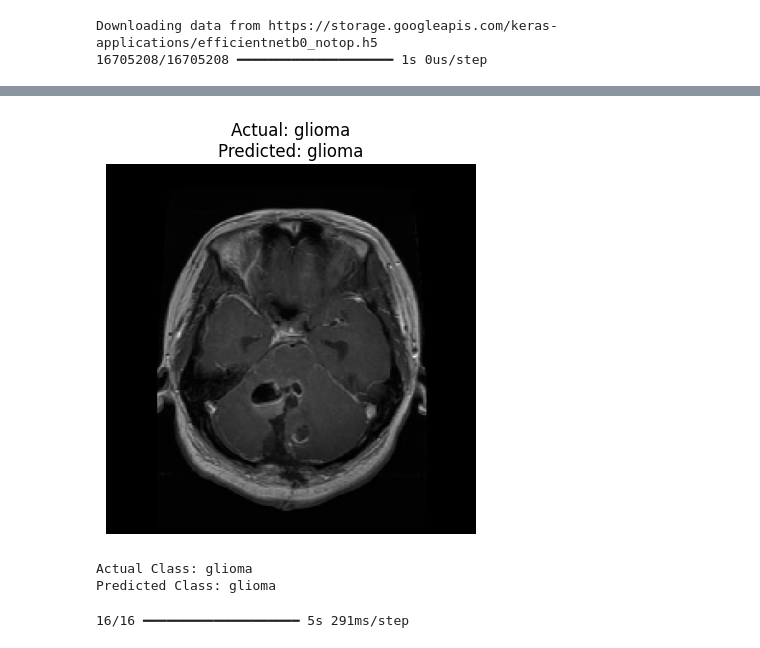
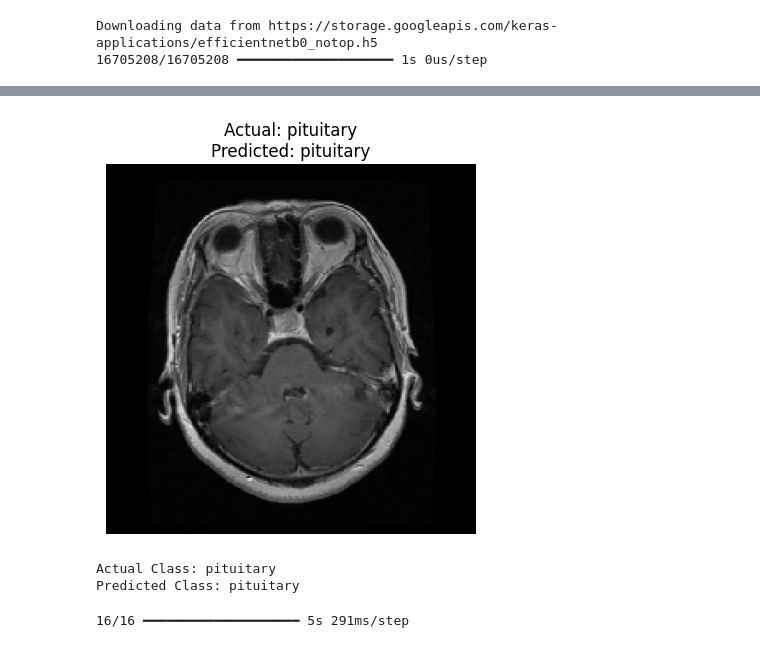
Before and after one commit to fidhaaysha/Brain-tumor-MRI-Image-classification, a Jupyter notebook: BRAIN_TUMOR_MRI_IMAGE_CLASSIFICATION.ipynb, the cells around one changed output, grey strips where cells are left out. Cells and saved outputs as stored; diff of their text form; code cells hidden in the pictures.

```diff
--- a/BRAIN_TUMOR_MRI_IMAGE_CLASSIFICATION.ipynb
+++ b/BRAIN_TUMOR_MRI_IMAGE_CLASSIFICATION.ipynb
@@ -588,9 +588,9 @@ optimized_cnn_model.save('/content/optimized_cnn_model.keras')
 # %%
 optimized_cnn_model = load_model('optimized_cnn_model.keras')
 # %%
-img_path = '/content/test_subset/glioma/Te-gl_0020.jpg'
+#optimized cnn prediction
+img_path = '/content/test_subset/pituitary/Te-pi_0019.jpg'
 
-#Optimized cnn model prediction
 img = image.load_img(img_path, target_size=(224, 224))
 img_array = image.img_to_array(img)
 img_array = np.expand_dims(img_array, axis=0)
@@ -614,6 +615,6 @@ print(f"Predicted Class: {predicted_class_label}")
-[figure, old version]
+[figure, new version]
-Actual Class: glioma
-Predicted Class: glioma
+Actual Class: pituitary
+Predicted Class: pituitary
 # %%
 y_pred = optimized_cnn_model.predict(validation_generator, verbose=1)
 y_true = validation_generator.classes
```
Also changed, not shown: parts of 25 cells of this notebook.
